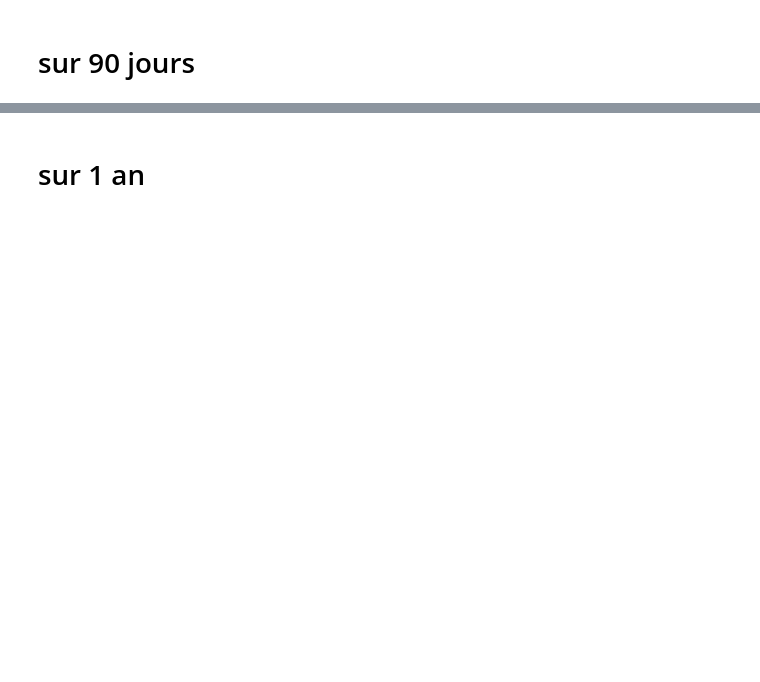
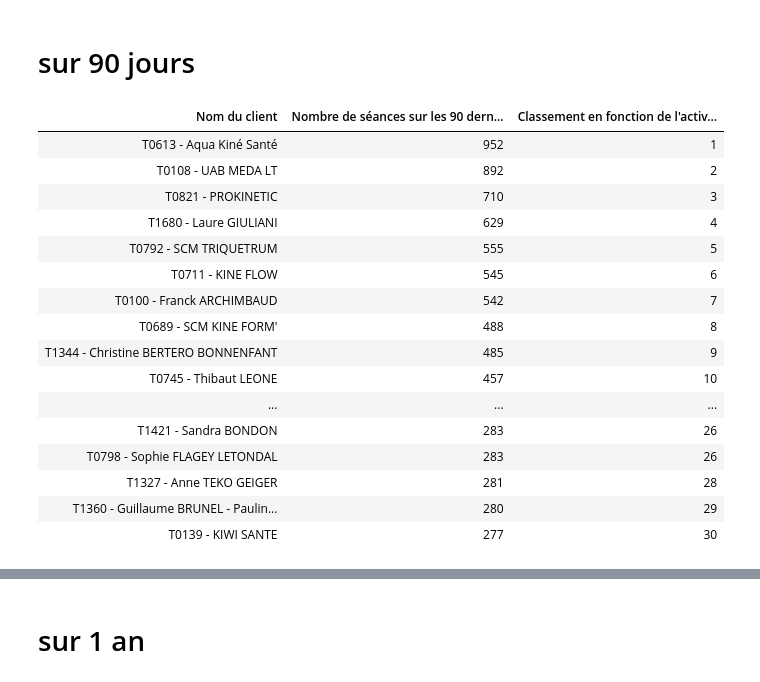
Before and after one commit to rascheiw/STENDO-activities, a Jupyter notebook: notebooks/STENDO_activités_tous_clients.ipynb, the cells around one changed output, grey strips where cells are left out. Saved outputs shown, nothing was run; the diff lists cells and outputs as text; code cells hidden in the pictures; blank space fills up the shorter version.

```diff
--- a/notebooks/STENDO_activités_tous_clients.ipynb
+++ b/notebooks/STENDO_activités_tous_clients.ipynb
@@ -458,15 +783,33 @@ _ = plt.xticks(rotation=90)
 # sur 90 jours
 # %%
 # @title
-display_30_best_clients_activity_90_days = sorted_activity_europe_50[sorted_activity_europe_50['number_days'] > 90][['full_name.1', 'activity_last_90_days', 'rank_activity_per_day_90_days']].sort_values(by=['activity_last_90_days'], ascending=False)
+display_30_best_clients_activity_90_days = sorted_activity_europe_50[sorted_activity_europe_50['number_days'] > 90][['full_name.1', 'activity_last_90_days', 'rank_activity_90_days']].sort_values(by=['activity_last_90_days'], ascending=False)
 display_30_best_clients_activity_90_days = display_30_best_clients_activity_90_days.rename(columns={
     'full_name.1' : 'Nom du client',
     'activity_last_90_days': 'Nombre de séances sur les 90 derniers jours',
-    'rank_activity_per_day_90_days' : 'Classement en fonction de l\'activité sur les 90 derniers jours'
+    'rank_activity_90_days' : 'Classement en fonction de l\'activité sur les 90 derniers jours'
     })
 
 
 display(display_30_best_clients_activity_90_days.head(30).style.hide(axis='index'))
+# %% [output]
+| Nom du client | Nombre de séances sur les 90 dern... | Classement en fonction de l'activ... |
+| T0613 - Aqua Kiné Santé | 952 | 1 |
+| T0108 - UAB MEDA LT | 892 | 2 |
+| T0821 - PROKINETIC | 710 | 3 |
+| T1680 - Laure GIULIANI | 629 | 4 |
+| T0792 - SCM TRIQUETRUM | 555 | 5 |
+| T0711 - KINE FLOW | 545 | 6 |
+| T0100 - Franck ARCHIMBAUD | 542 | 7 |
+| T0689 - SCM KINE FORM' | 488 | 8 |
+| T1344 - Christine BERTERO BONNENFANT | 485 | 9 |
+| T0745 - Thibaut LEONE | 457 | 10 |
+| ... | ... | ... |
+| T1421 - Sandra BONDON | 283 | 26 |
+| T0798 - Sophie FLAGEY LETONDAL | 283 | 26 |
+| T1327 - Anne TEKO GEIGER | 281 | 28 |
+| T1360 - Guillaume BRUNEL - Paulin... | 280 | 29 |
+| T0139 - KIWI SANTE | 277 | 30 |
 # %%
 # @title
 import matplotlib.pyplot as plt
```
Also changed, not shown: parts of 34 cells of this notebook, 3 other files.
